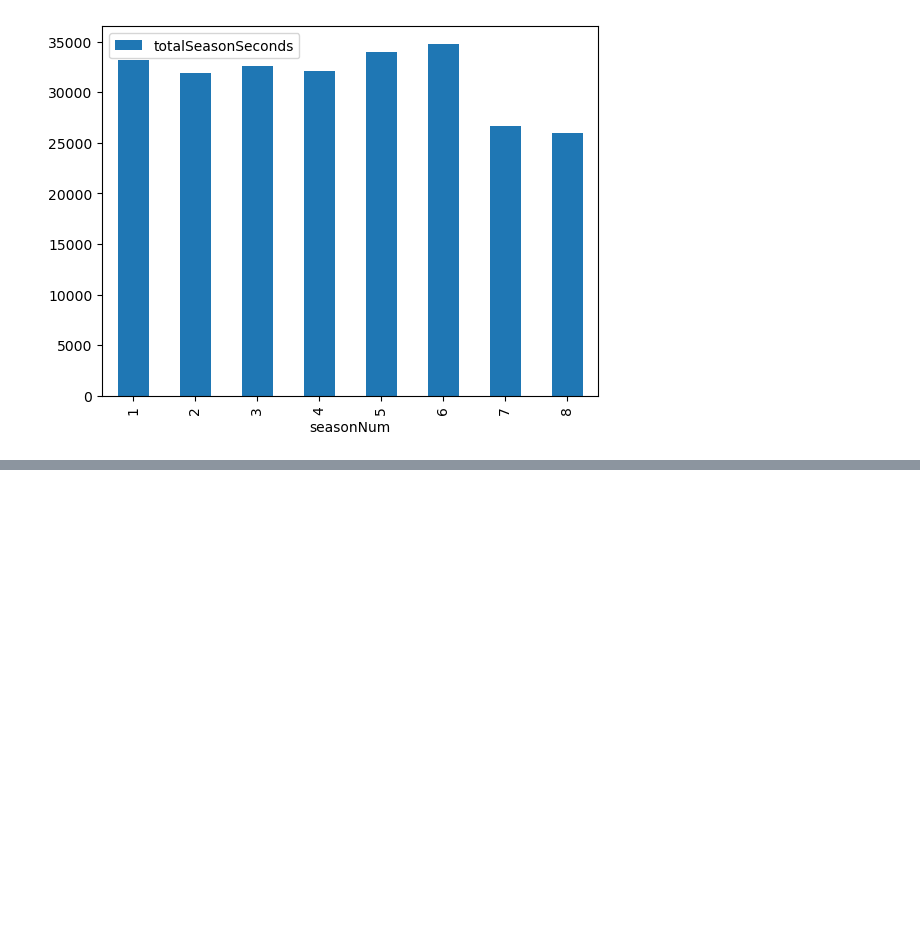
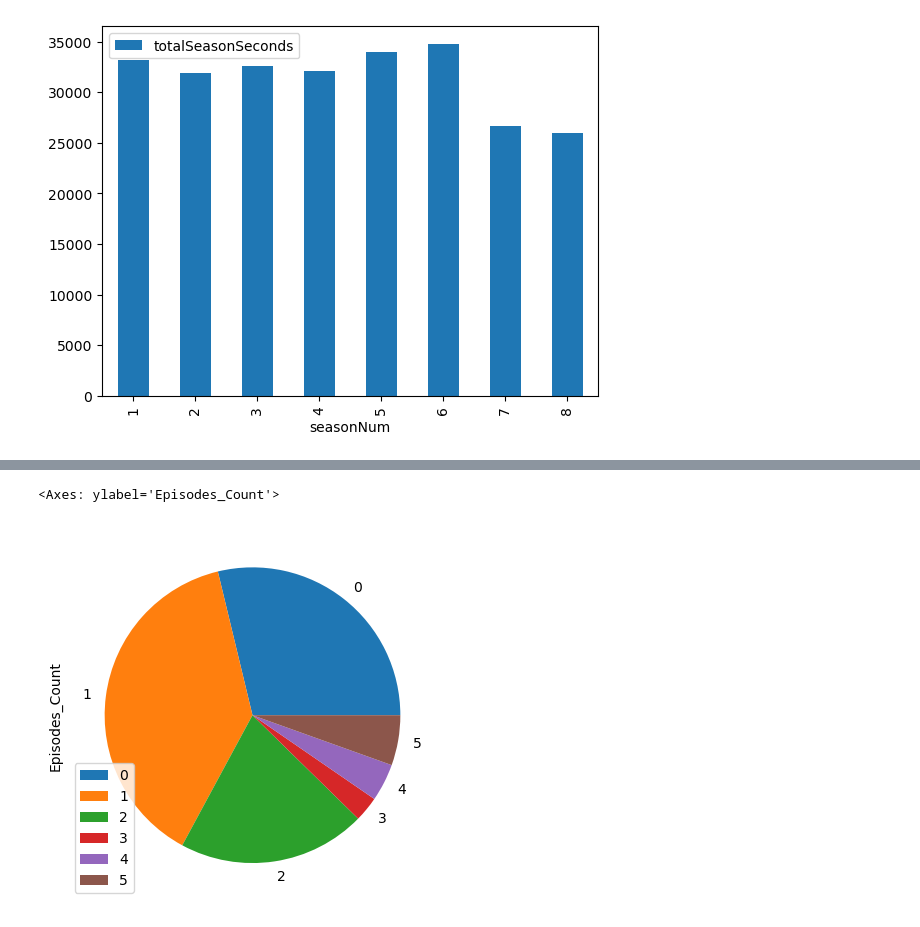
Before and after one commit to avahajr/W4111-Intro-to-Databases-Spring-2024, a Jupyter notebook: Homework/HW3/S24-W4111-HW3.ipynb, the cells around one changed output, grey strips where cells are left out. Cells and saved outputs as stored; diff of their text form; code cells hidden in the pictures; blank space fills up the shorter version.

```diff
--- a/Homework/HW3/S24-W4111-HW3.ipynb
+++ b/Homework/HW3/S24-W4111-HW3.ipynb
@@ -932,5 +955,10 @@ NameError: name 'episodes_per_month' is not defined
 # %%
 # TODO: visualization
+
+episodes_per_month.plot.pie(y="Episodes_Count")
+# %% [output]
+<Axes: ylabel='Episodes_Count'>
+[figure, added]
 # %% [markdown]
 ## DV2
 
```
Also changed, not shown: parts of 13 cells of this notebook.
